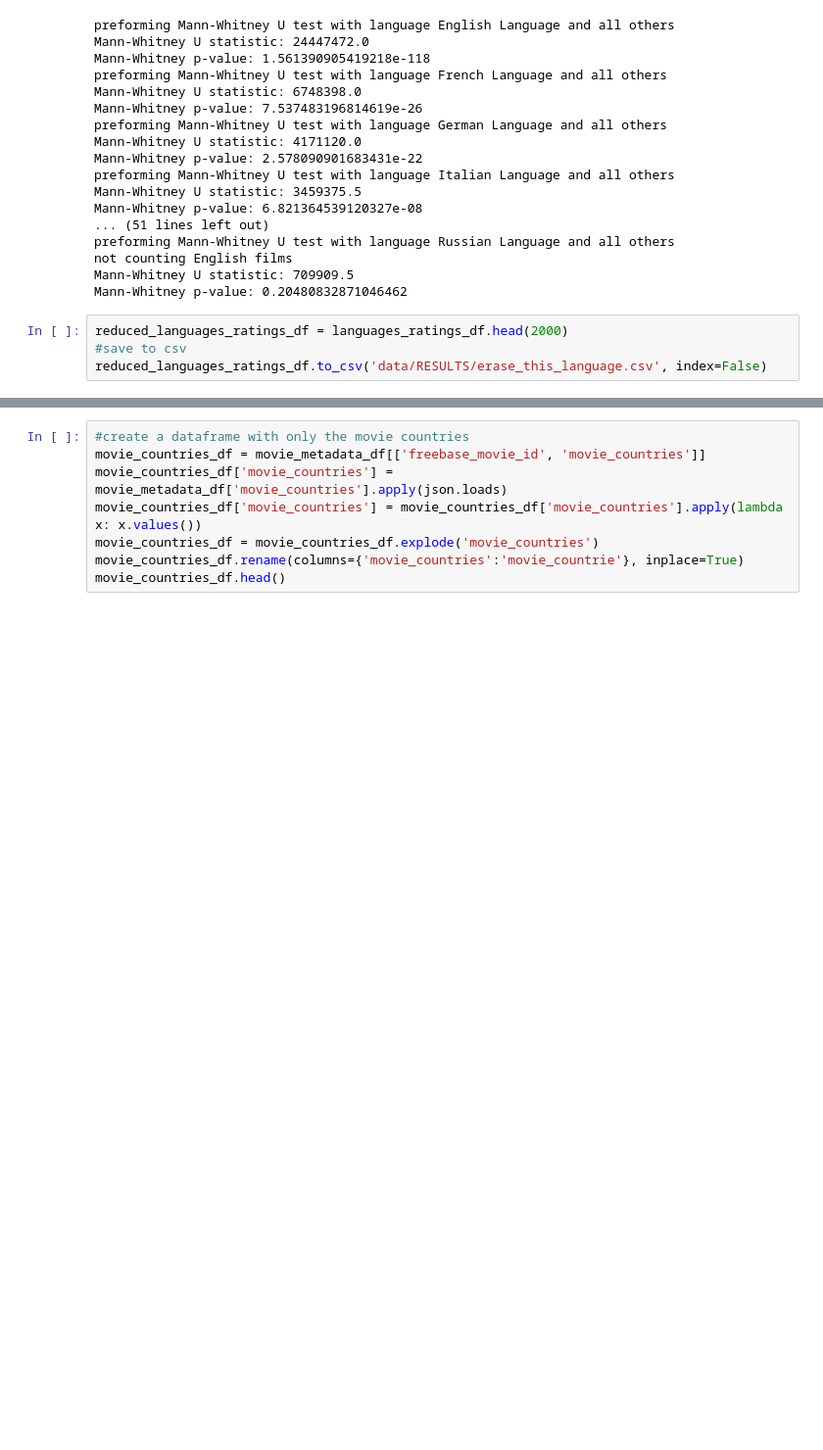
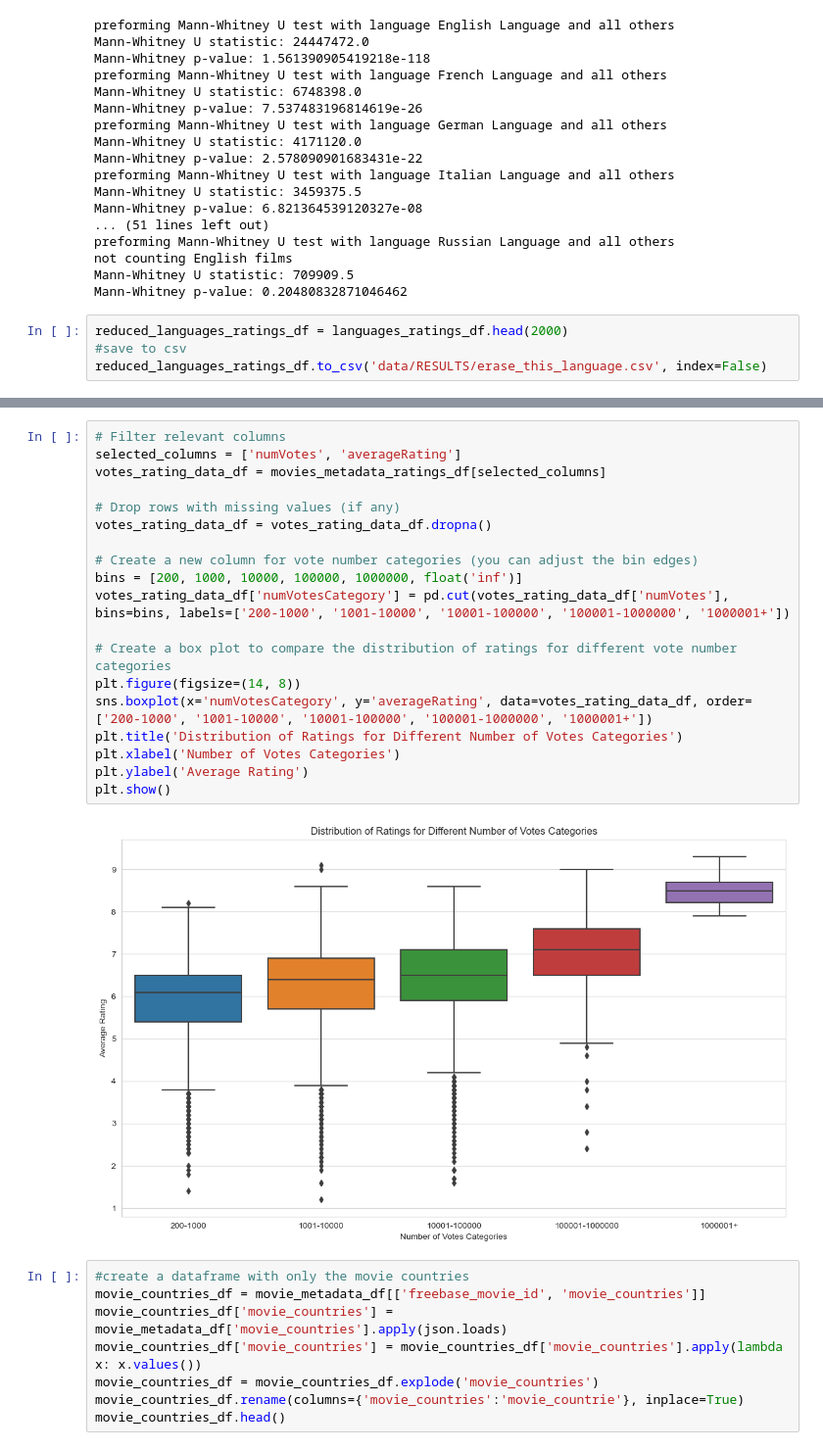
Before and after one commit to epfl-ada/ada-2023-project-adhd2023, a Jupyter notebook: milestone2.ipynb, the cells around one changed output, grey strips where cells are left out. Shown at 98% size. Drawn from its saved outputs; the diff is of its cells as text; blank space fills up the shorter version.

```diff
--- a/milestone2.ipynb
+++ b/milestone2.ipynb
@@ -647,3 +718,24 @@ reduced_languages_ratings_df.to_csv('data/RESULTS/erase_this_language.csv', inde
+# %%
+# Filter relevant columns
+selected_columns = ['numVotes', 'averageRating']
+votes_rating_data_df = movies_metadata_ratings_df[selected_columns]
+
+# Drop rows with missing values (if any)
+votes_rating_data_df = votes_rating_data_df.dropna()
+
+# Create a new column for vote number categories (you can adjust the bin edges)
+bins = [200, 1000, 10000, 100000, 1000000, float('inf')]
+votes_rating_data_df['numVotesCategory'] = pd.cut(votes_rating_data_df['numVotes'], bins=bins, labels=['200-1000', '1001-10000', '10001-100000', '100001-1000000', '1000001+'])
+
+# Create a box plot to compare the distribution of ratings for different vote number categories
+plt.figure(figsize=(14, 8))
+sns.boxplot(x='numVotesCategory', y='averageRating', data=votes_rating_data_df, order=['200-1000', '1001-10000', '10001-100000', '100001-1000000', '1000001+'])
+plt.title('Distribution of Ratings for Different Number of Votes Categories')
+plt.xlabel('Number of Votes Categories')
+plt.ylabel('Average Rating')
+plt.show()
+# %% [output]
+[figure, added]
 # %%
 #create a dataframe with only the movie countries
 movie_countries_df = movie_metadata_df[['freebase_movie_id', 'movie_countries']]
```
Also changed, not shown: parts of 21 cells of this notebook.
